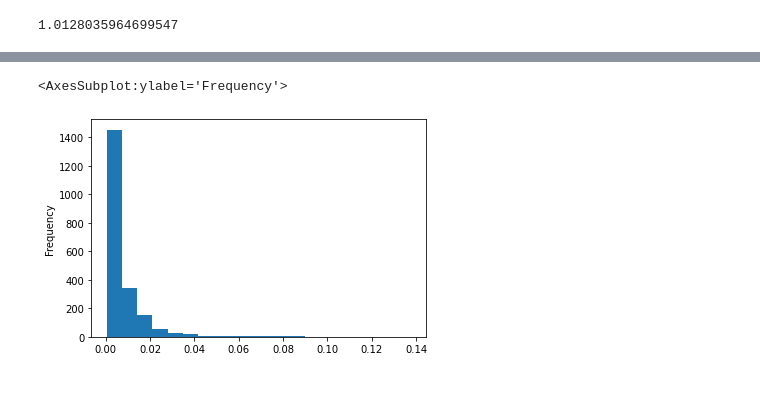
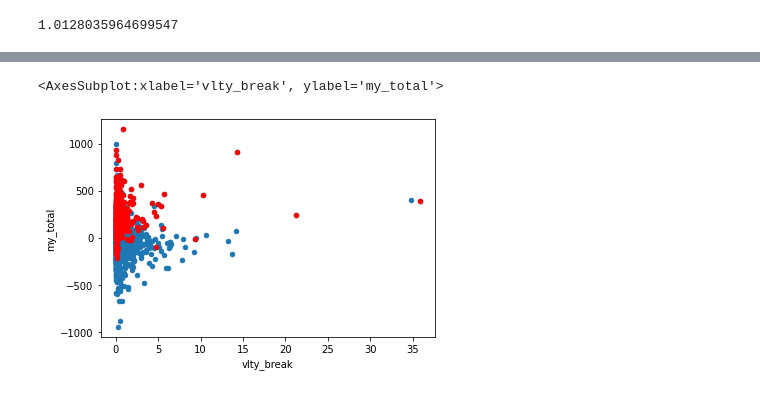
Before and after one commit to bjahnke/blue_bird_pms, a Jupyter notebook: src/backtester.ipynb, the cells around one changed output, grey strips where cells are left out. Cells and saved outputs as stored; diff of their text form; code cells hidden in the pictures.

```diff
--- a/src/backtester.ipynb
+++ b/src/backtester.ipynb
@@ -183,5 +183,13 @@ _entry_table.plot.scatter(x='entry_v', y='my_total')
-# %%
-_entry_table.entry_v.plot.hist(bins=20)
-# %% [output]
-<AxesSubplot:ylabel='Frequency'>
-[figure, removed]
+# %%
+
+ax = _entry_table.loc[
+    (_entry_table.vlty_break > 0) &
+    (_entry_table.fixed_stop != _price_data.index[-1])
+].plot.scatter(x='vlty_break', y='my_total')
+_entries_partial_exit.loc[
+    (_entries_partial_exit.vlty_break > 0) &
+    (_entries_partial_exit.fixed_stop != _price_data.index[-1])
+].plot.scatter(x='vlty_break', y='my_total', color='r', ax=ax)
+# %% [output]
+<AxesSubplot:xlabel='vlty_break', ylabel='my_total'>
+[figure, added]
```
Also changed, not shown: parts of 10 cells of this notebook, 3 other files.
